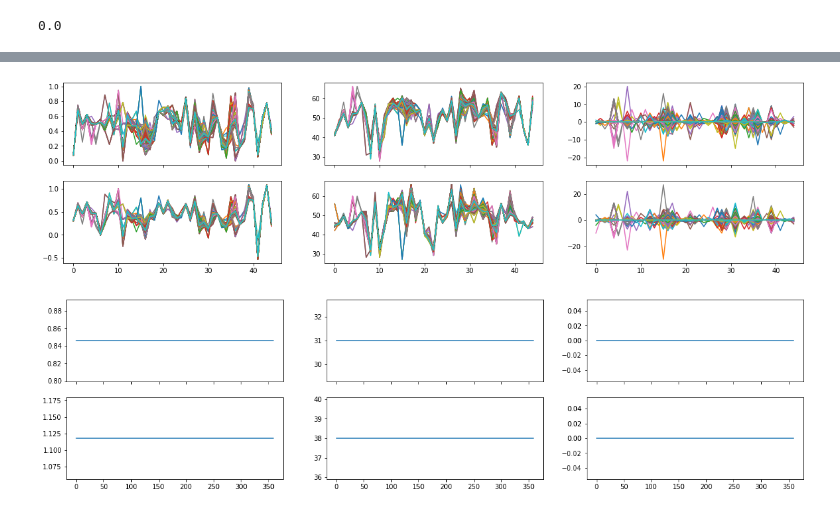
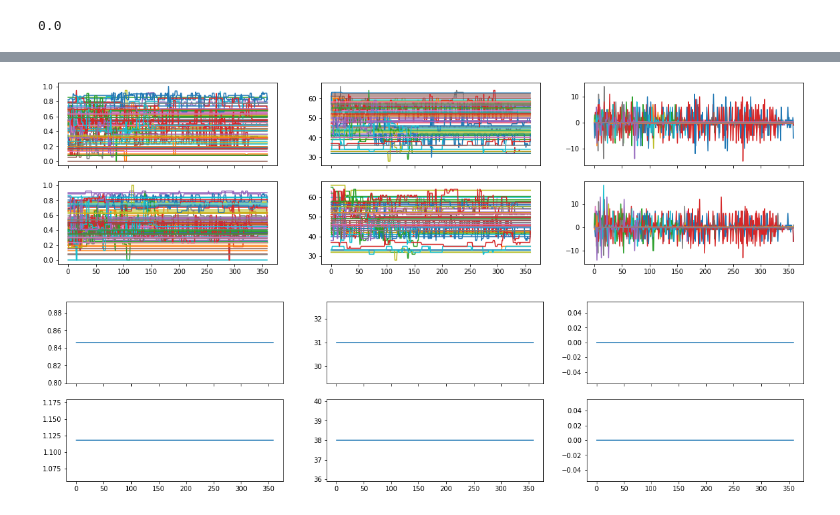
Before and after one commit to shayanrc/Wifi_Detection, a Jupyter notebook: Transformer_Classification.ipynb, the cells around one changed output, grey strips where cells are left out. Cells and saved outputs as stored; diff of their text form; code cells hidden in the pictures.

```diff
--- a/Transformer_Classification.ipynb
+++ b/Transformer_Classification.ipynb
@@ -260,7 +263,7 @@ model.compile(
 # Define the scheduling function
 def schedule(epoch):
 
-    def lr(epoch, start_lr=1e-6, min_lr=1e-6, max_lr=1e-5, rampup_epochs = 30, exp_decay = 0.95):
+    def lr(epoch, start_lr=1e-6, min_lr=1e-6, max_lr=2e-5, rampup_epochs = 25, exp_decay = 0.95):
         if epoch < rampup_epochs:
             return (max_lr - start_lr)/rampup_epochs * epoch + start_lr
         else:
@@ -303,0 +272,18 @@ Epoch 109/200
+# %%
+run_id += 1
+
+history = model.fit(x_train,
+                    (y_train>0).astype(int),
+                    validation_data=(x_test,(y_test>0).astype(int)),
+                    # validation_split=0.2,
+                    epochs=200,
+                    batch_size=32,
+                    callbacks=[keras.callbacks.EarlyStopping(monitor='val_AUC',
+                                                             mode='max',
+                                                             patience=10),
+                                keras.callbacks.ModelCheckpoint(filepath='models/checkpoints/transformer_run%02d_{epoch:03d}-{val_AUC:.2f}.hdf5'%run_id,
+                                                                save_weights_only=True,
+                                                                monitor='val_AUC',
+                                                                mode='max',
+                                                                save_best_only=True),
+                               keras.callbacks.LearningRateScheduler(schedule)])
@@ -321,8 +324,0 @@ ax[2].grid()
-# %%
-# Get all checkpoints
-checkpoints = glob.glob('models/transformer_run%02d*.hdf5'%run_id)
-# Load the latest checkpoint
-model.load_weights(checkpoints.pop())
-# REmove all other checkpoints
-for checkpoint in checkpoints:
-    os.remove(checkpoint)
@@ -332,3 +325,15 @@ model.save('models/transformer_run%02d-%.2f.h5'%(run_id, np.max(history.history[
+# %%
+# Get all checkpoints
+checkpoints = glob.glob('models/checkpoints/transformer_run%02d*.hdf5'%run_id)
+# Load the checkpoint with highest AUC
+check_idx = list(map(lambda x:x.split('-')[0][-3:], checkpoints)).index("%03d"%((np.argmax(history.history['val_AUC']))+1))
+model.load_weights(checkpoints[check_idx])
+# REmove all other checkpoints
+for checkpoint in checkpoints:
+    os.remove(checkpoint)
+
+
+model.save('models/transformer_run%02d-%.2f.h5'%(run_id, np.max(history.history['val_AUC'])))
 # %%
 y_pred = model.predict(x_train)
 # %% [output]
@@ -441,12 +447,12 @@ for row in range(2):
 # %%
 fig, ax = plt.subplots(nrows=2, ncols=3, sharex=True)
 fig.set_size_inches(20, 5)
 for row in range(2):
     for col in range(3):
-        ax[row, col].plot(x_test[max_loss_idxs&(y_test!=0) , row, col])
+        ax[row, col].plot(x_test[max_loss_idxs&(y_test!=0) , row, col].T)
         # ax[row, col].plot(x_test[max_loss_idxs & (y_test!=0), row, col], color='blue')
 # %% [output]
-[figure, old version]
+[figure, new version]
 # %%
 fig, ax = plt.subplots(nrows=2, ncols=3, sharex=True)
 fig.set_size_inches(20, 5)
```
Also changed, not shown: parts of 28 cells of this notebook.
